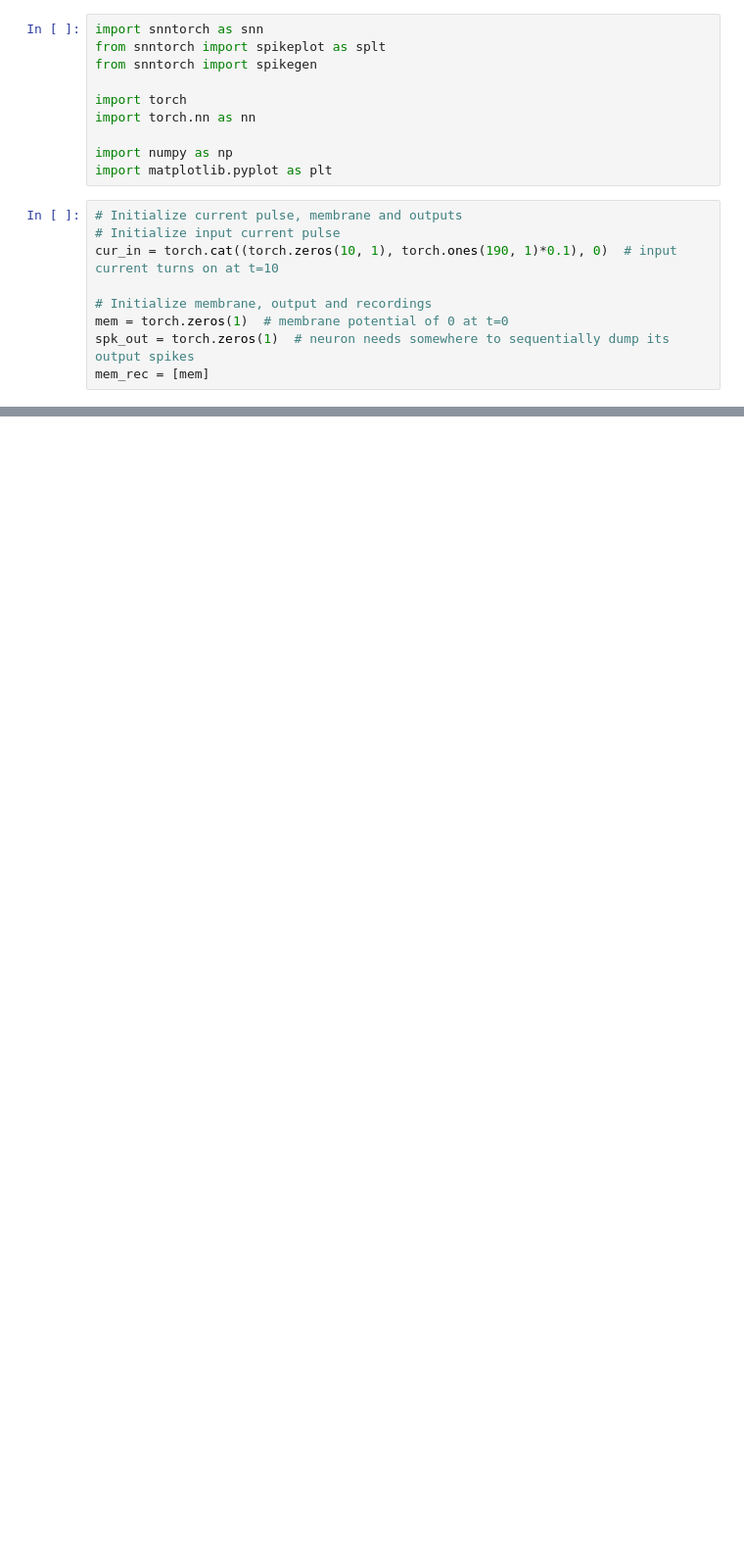
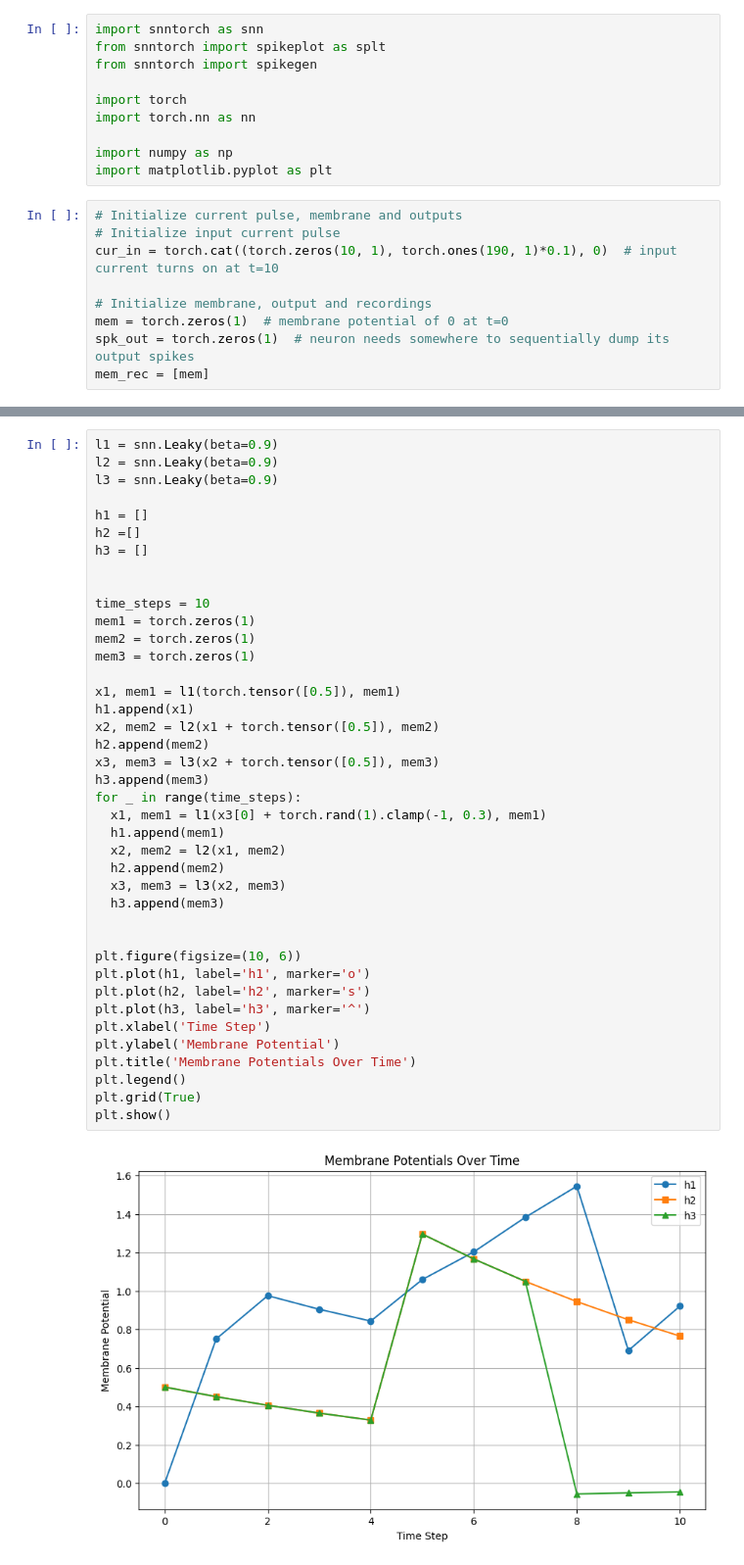
Before and after one commit to JeffOfTheSixPaths/Liquid-State-Machines, a Jupyter notebook: lif.ipynb, the cells around one changed output, grey strips where cells are left out. Shown at 98% size. Drawn from its saved outputs; the diff is of its cells as text; blank space fills up the shorter version.

```diff
--- a/lif.ipynb
+++ b/lif.ipynb
@@ -52,0 +51,42 @@ tensor([1.])
+# %%
+l1 = snn.Leaky(beta=0.9)
+l2 = snn.Leaky(beta=0.9)
+l3 = snn.Leaky(beta=0.9)
+
+h1 = []
+h2 =[]
+h3 = []
+
+
+time_steps = 10
+mem1 = torch.zeros(1)
+mem2 = torch.zeros(1)
+mem3 = torch.zeros(1)
+
+x1, mem1 = l1(torch.tensor([0.5]), mem1)
+h1.append(x1)
+x2, mem2 = l2(x1 + torch.tensor([0.5]), mem2)
+h2.append(mem2)
+x3, mem3 = l3(x2 + torch.tensor([0.5]), mem3)
+h3.append(mem3)
+for _ in range(time_steps):
+  x1, mem1 = l1(x3[0] + torch.rand(1).clamp(-1, 0.3), mem1)
+  h1.append(mem1)
+  x2, mem2 = l2(x1, mem2)
+  h2.append(mem2)
+  x3, mem3 = l3(x2, mem3)
+  h3.append(mem3)
+
+
+plt.figure(figsize=(10, 6))
+plt.plot(h1, label='h1', marker='o')
+plt.plot(h2, label='h2', marker='s')
+plt.plot(h3, label='h3', marker='^')
+plt.xlabel('Time Step')
+plt.ylabel('Membrane Potential')
+plt.title('Membrane Potentials Over Time')
+plt.legend()
+plt.grid(True)
+plt.show()
+# %% [output]
+[figure, added]
```
Also changed, not shown: parts of 6 cells of this notebook.
